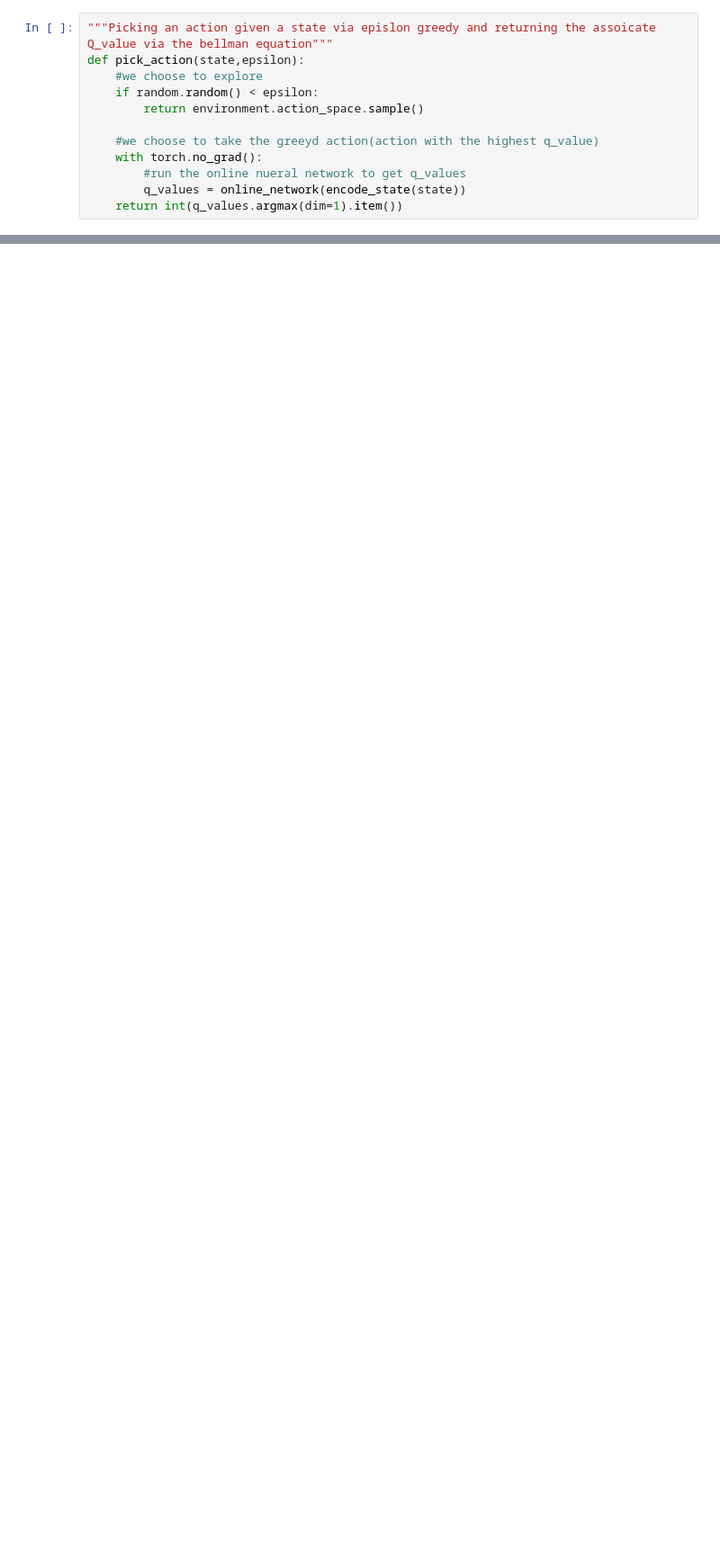
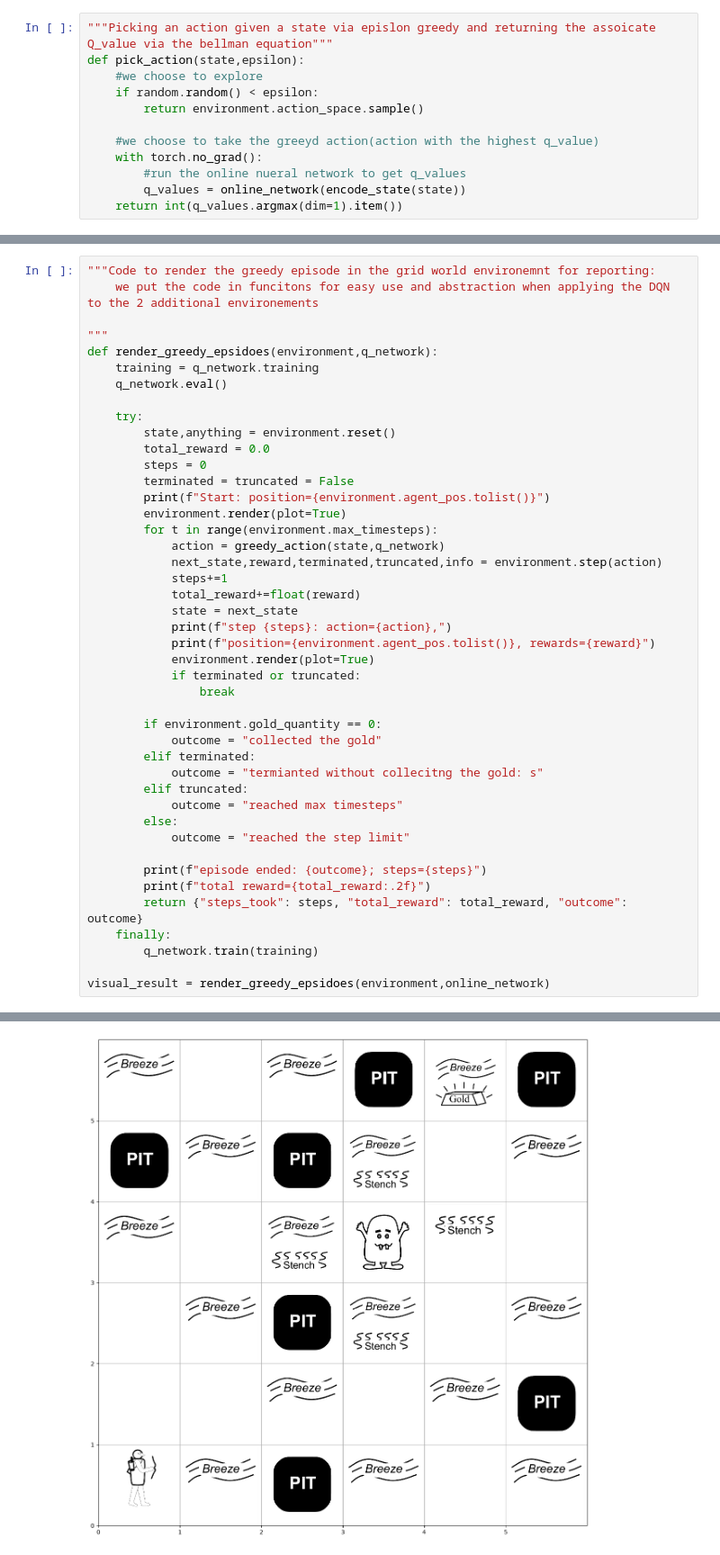
Before and after one commit to CailanJB/DQN, a Jupyter notebook: a2_part_2_cailneje2.ipynb, the cells around one changed output, grey strips where cells are left out. Shown at 90% size. Cells and saved outputs as stored; diff of their text form; blank space fills up the shorter version.

```diff
--- a/a2_part_2_cailneje2.ipynb
+++ b/a2_part_2_cailneje2.ipynb
@@ -147,0 +234,45 @@ TypeError: float() argument must be a string or a real number, not 'NoneType'
+# %%
+"""Code to render the greedy episode in the grid world environemnt for reporting:
+    we put the code in funcitons for easy use and abstraction when applying the DQN to the 2 additional environements
+
+"""
+def render_greedy_epsidoes(environment,q_network):
+    training = q_network.training
+    q_network.eval()
+
+    try:
+        state,anything = environment.reset()
+        total_reward = 0.0
+        steps = 0
+        terminated = truncated = False
+        print(f"Start: position={environment.agent_pos.tolist()}")
+        environment.render(plot=True)
+        for t in range(environment.max_timesteps):
+            action = greedy_action(state,q_network)
+            next_state,reward,terminated,truncated,info = environment.step(action)
+            steps+=1
+            total_reward+=float(reward)
+            state = next_state
+            print(f"step {steps}: action={action},")
+            print(f"position={environment.agent_pos.tolist()}, rewards={reward}")
+            environment.render(plot=True)
+            if terminated or truncated:
+                break
+
+        if environment.gold_quantity == 0:
+            outcome = "collected the gold"
+        elif terminated:
+            outcome = "termianted without collecitng the gold: s"
+        elif truncated:
+            outcome = "reached max timesteps"
+        else:
+            outcome = "reached the step limit"
+
+        print(f"episode ended: {outcome}; steps={steps}")
+        print(f"total reward={total_reward:.2f}")
+        return {"steps_took": steps, "total_reward": total_reward, "outcome": outcome}
+    finally:
+        q_network.train(training)
+
+visual_result = render_greedy_epsidoes(environment,online_network)
+# %% [output]
@@ -147,0 +280 @@ TypeError: float() argument must be a string or a real number, not 'NoneType'
+[figure, added]
```
Also changed, not shown: parts of 21 cells of this notebook.
